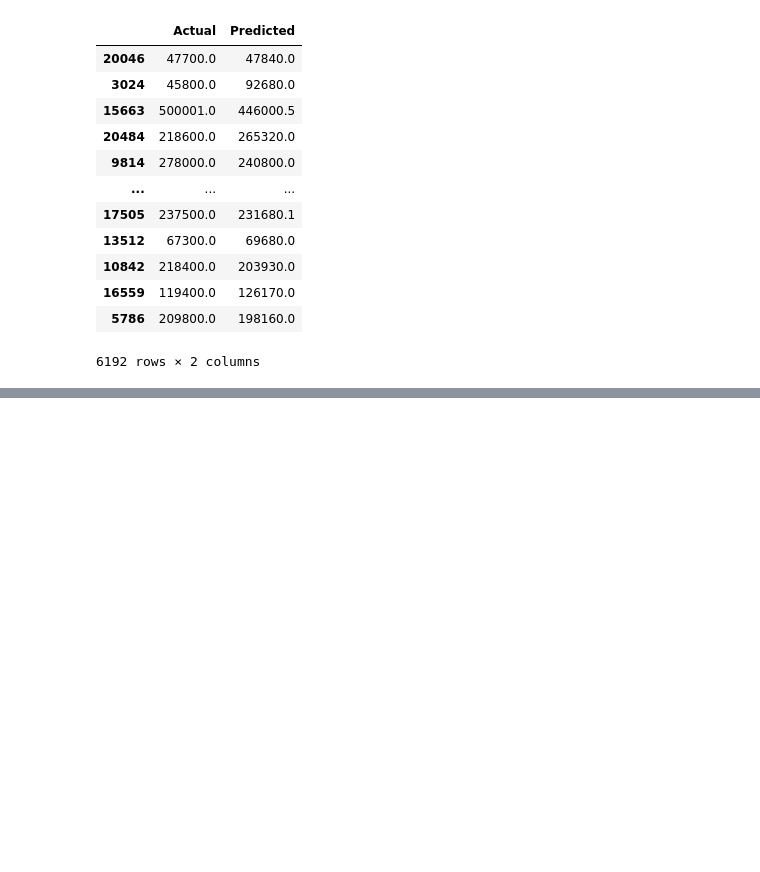
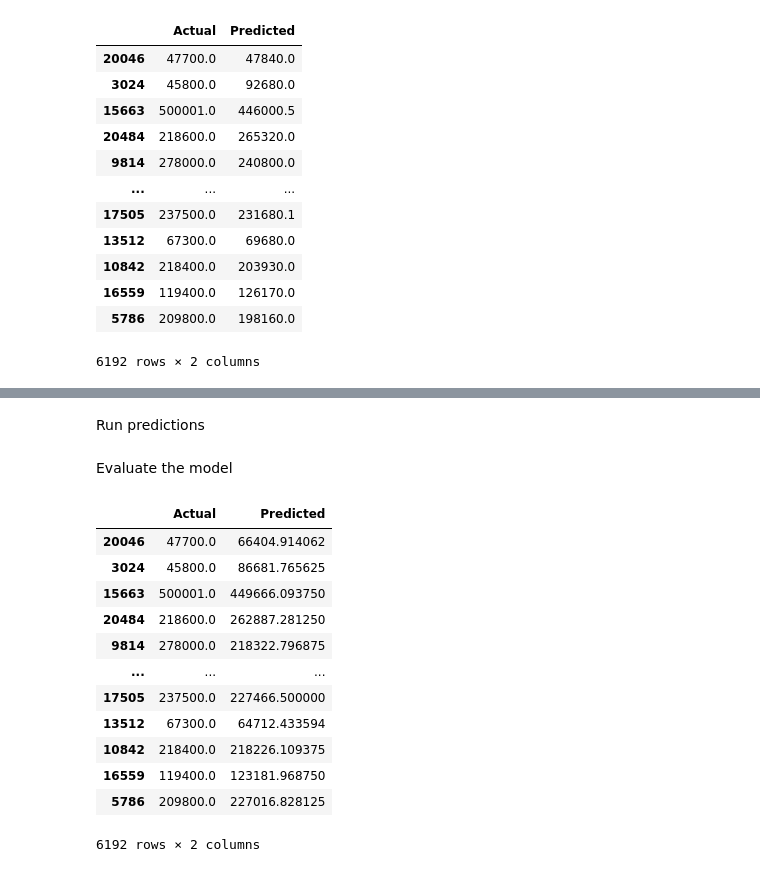
Before and after one commit to Arunika-Gamage/Predicting-House-Price, a Jupyter notebook: House_Price_Predictor.ipynb, the cells around one changed output, grey strips where cells are left out. Saved outputs shown, nothing was run; the diff lists cells and outputs as text; code cells hidden in the pictures; blank space fills up the shorter version.

```diff
--- a/House_Price_Predictor.ipynb
+++ b/House_Price_Predictor.ipynb
@@ -485,0 +490,6 @@ rf_pred_test_df
+# %%
+from xgboost import XGBRegressor
+
+xgb_model = XGBRegressor()
+
+xgb_model.fit(x_train, y_train)
@@ -485,0 +508,25 @@ rf_pred_test_df
+# %% [markdown]
+Run predictions
+# %%
+#run the predictiojns on the training & testing data
+y_xgb_pred_test = xgb_model.predict(x_test)
+# %% [markdown]
+Evaluate the model
+# %%
+#compare the actual values(target) with the values predicted by the model
+xgb_pred_test_df = pd.DataFrame({'Actual': y_test, 'Predicted': y_xgb_pred_test})
+xgb_pred_test_df
+# %% [output]
+|  | Actual | Predicted |
+| 20046 | 47700.0 | 66404.914062 |
+| 3024 | 45800.0 | 86681.765625 |
+| 15663 | 500001.0 | 449666.093750 |
+| 20484 | 218600.0 | 262887.281250 |
+| 9814 | 278000.0 | 218322.796875 |
+| ... | ... | ... |
+| 17505 | 237500.0 | 227466.500000 |
+| 13512 | 67300.0 | 64712.433594 |
+| 10842 | 218400.0 | 218226.109375 |
+| 16559 | 119400.0 | 123181.968750 |
+| 5786 | 209800.0 | 227016.828125 |
+6192 rows × 2 columns
```
Also changed, not shown: parts of 3 cells of this notebook.
